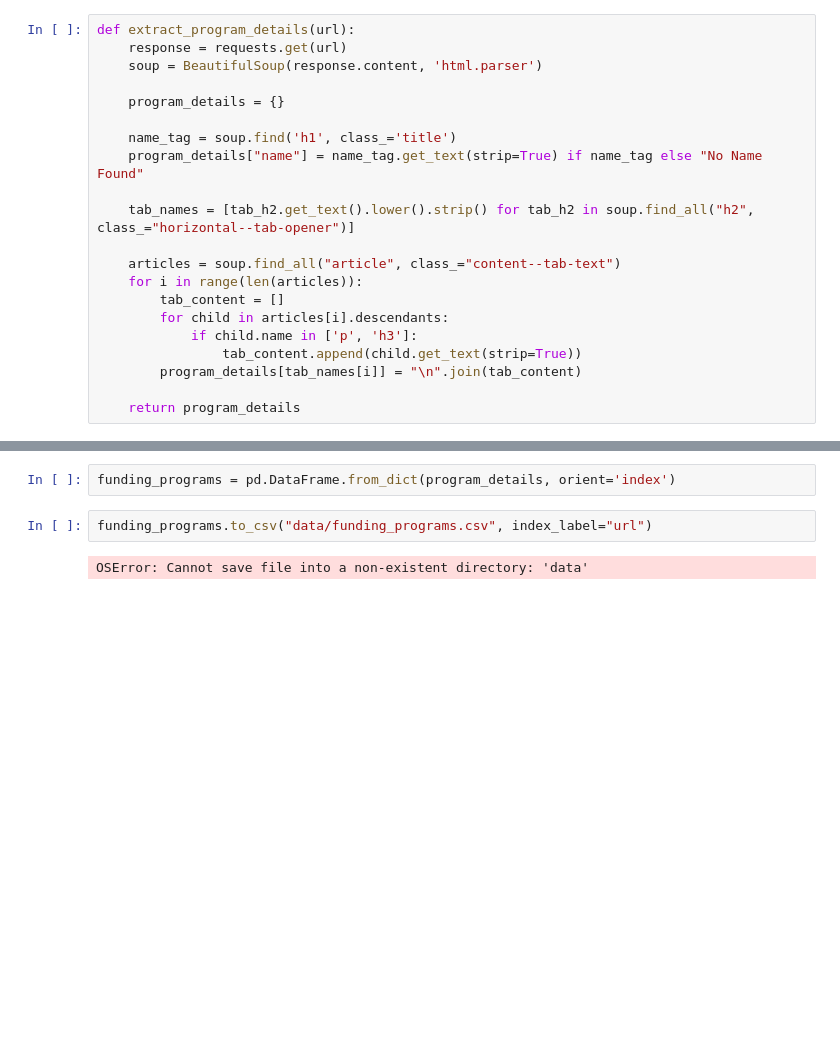
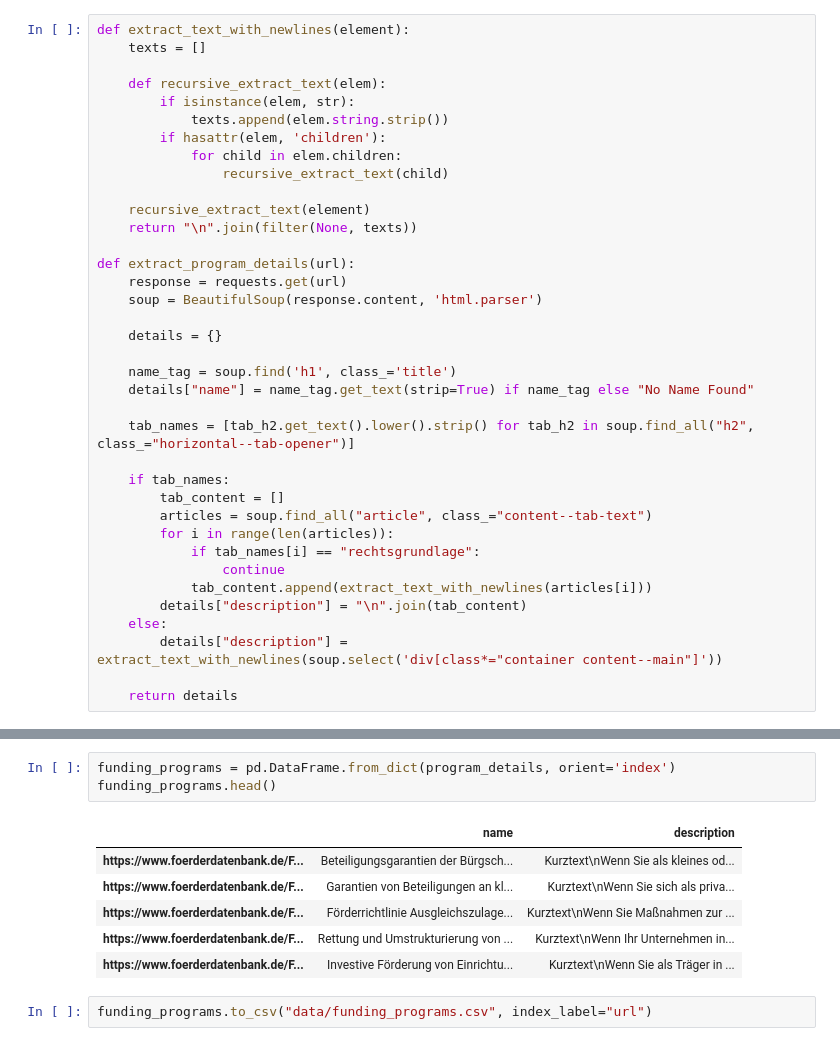
Before and after one commit to Citizen-Knowledge-Graph/datasources-dev, a Jupyter notebook: foerderdatenbank_scraper.ipynb, the cells around one changed output, grey strips where cells are left out. Saved outputs shown, nothing was run; the diff lists cells and outputs as text; blank space fills up the shorter version.

```diff
--- a/foerderdatenbank_scraper.ipynb
+++ b/foerderdatenbank_scraper.ipynb
@@ -61,26 +58,42 @@ https://www.foerderdatenbank.de/FDB/Content/DE/Foerderprogramm/Land/Niedersachse
 https://www.foerderdatenbank.de/FDB/Content/DE/Foerderprogramm/Bund/BMWi/investitionskredit-digitale-infrastruktur-individ.html
 https://www.foerderdatenbank.de/FDB/Content/DE/Foerderprogramm/Bund/BMWi/investitionskredit-digitale-infrastruktur-standard.html
 # %%
+def extract_text_with_newlines(element):
+    texts = []
+
+    def recursive_extract_text(elem):
+        if isinstance(elem, str):
+            texts.append(elem.string.strip())
+        if hasattr(elem, 'children'):
+            for child in elem.children:
+                recursive_extract_text(child)
+
+    recursive_extract_text(element)
+    return "\n".join(filter(None, texts))
+
 def extract_program_details(url):
     response = requests.get(url)
     soup = BeautifulSoup(response.content, 'html.parser')
 
-    program_details = {}
+    details = {}
 
     name_tag = soup.find('h1', class_='title')
-    program_details["name"] = name_tag.get_text(strip=True) if name_tag else "No Name Found"
+    details["name"] = name_tag.get_text(strip=True) if name_tag else "No Name Found"
 
     tab_names = [tab_h2.get_text().lower().strip() for tab_h2 in soup.find_all("h2", class_="horizontal--tab-opener")]
 
-    articles = soup.find_all("article", class_="content--tab-text")
-    for i in range(len(articles)):
+    if tab_names:
         tab_content = []
-        for child in articles[i].descendants:
-            if child.name in ['p', 'h3']:
-                tab_content.append(child.get_text(strip=True))
-        program_details[tab_names[i]] = "\n".join(tab_content)
+        articles = soup.find_all("article", class_="content--tab-text")
+        for i in range(len(articles)):
+            if tab_names[i] == "rechtsgrundlage":
+                continue
+            tab_content.append(extract_text_with_newlines(articles[i]))
+        details["description"] = "\n".join(tab_content)
+    else:
+        details["description"] = extract_text_with_newlines(soup.select('div[class*="container content--main"]'))
 
-    return program_details
+    return details
 # %%
 program_details = {}
 for link in tqdm(program_links[:100]):
@@ -103,6 +102,12 @@ for link in tqdm(program_links[:100]):
 # %%
 funding_programs = pd.DataFrame.from_dict(program_details, orient='index')
+funding_programs.head()
+# %% [output]
+|  | name | description |
+| https://www.foerderdatenbank.de/F... | Beteiligungsgarantien der Bürgsch... | Kurztext\nWenn Sie als kleines od... |
+| https://www.foerderdatenbank.de/F... | Garantien von Beteiligungen an kl... | Kurztext\nWenn Sie sich als priva... |
+| https://www.foerderdatenbank.de/F... | Förderrichtlinie Ausgleichszulage... | Kurztext\nWenn Sie Maßnahmen zur ... |
+| https://www.foerderdatenbank.de/F... | Rettung und Umstrukturierung von ... | Kurztext\nWenn Ihr Unternehmen in... |
+| https://www.foerderdatenbank.de/F... | Investive Förderung von Einrichtu... | Kurztext\nWenn Sie als Träger in ... |
 # %%
 funding_programs.to_csv("data/funding_programs.csv", index_label="url")
-# %% [output]
-OSError: Cannot save file into a non-existent directory: 'data'
```
Also changed, not shown: parts of 3 cells of this notebook, 1 other file.
